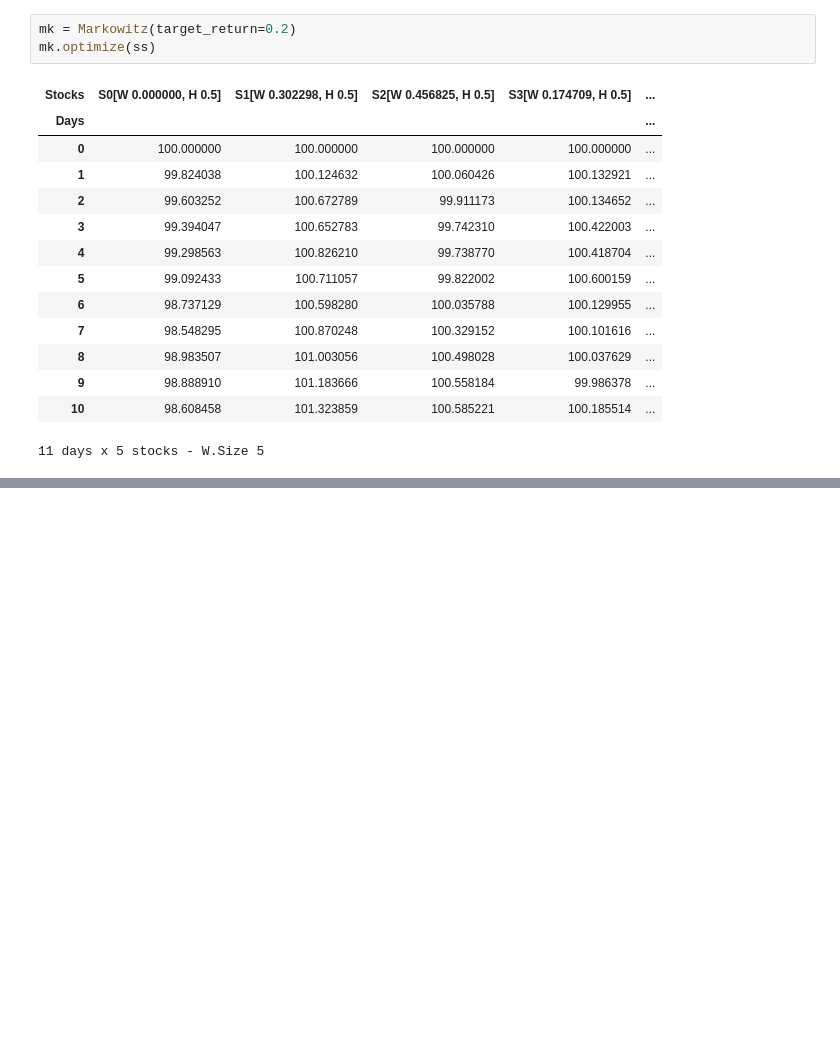
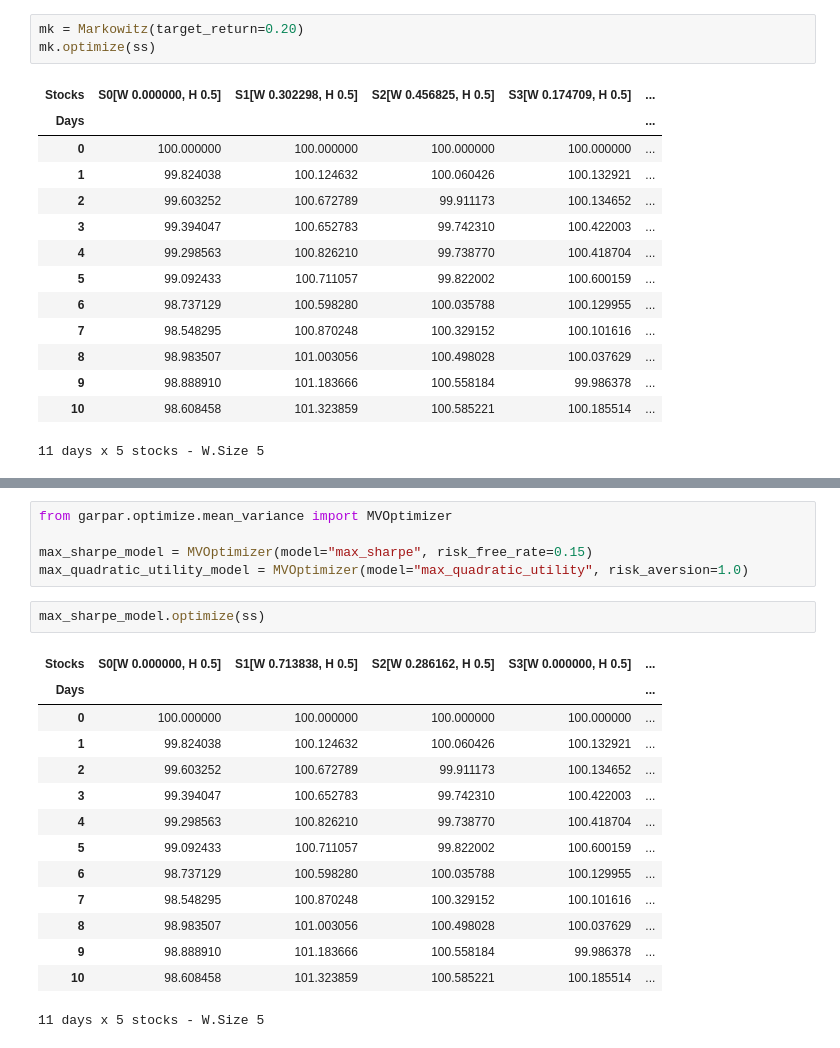
Before and after one commit to quatrope/garpar, a Jupyter notebook: docs/source/tutorials/portfolio_optimization.ipynb, the cells around one changed output, grey strips where cells are left out. Cells and saved outputs as stored; diff of their text form; blank space fills up the shorter version.

Commit message:
Better documentation, added optimization and optimizer creation tutorial

```diff
--- a/docs/source/tutorials/portfolio_optimization.ipynb
+++ b/docs/source/tutorials/portfolio_optimization.ipynb
@@ -67,7 +70,7 @@ mk.optimize(ss)
 # %% [markdown]
 Note how the weights changed, lets see what happens when we try to optimize with a greater target return.
 # %%
-mk = Markowitz(target_return=0.2)
+mk = Markowitz(target_return=0.20)
 mk.optimize(ss)
 # %% [output]
 | Stocks | S0[W 0.000000, H 0.5] | S1[W 0.302298, H 0.5] | S2[W 0.456825, H 0.5] | S3[W 0.174709, H 0.5] | ... |
@@ -88,0 +104,22 @@ The weights changed quite a bit.
+# %%
+from garpar.optimize.mean_variance import MVOptimizer
+
+max_sharpe_model = MVOptimizer(model="max_sharpe", risk_free_rate=0.15)
+max_quadratic_utility_model = MVOptimizer(model="max_quadratic_utility", risk_aversion=1.0)
+# %%
+max_sharpe_model.optimize(ss)
+# %% [output]
+| Stocks | S0[W 0.000000, H 0.5] | S1[W 0.713838, H 0.5] | S2[W 0.286162, H 0.5] | S3[W 0.000000, H 0.5] | ... |
+| Days |  |  |  |  | ... |
+| 0 | 100.000000 | 100.000000 | 100.000000 | 100.000000 | ... |
+| 1 | 99.824038 | 100.124632 | 100.060426 | 100.132921 | ... |
+| 2 | 99.603252 | 100.672789 | 99.911173 | 100.134652 | ... |
+| 3 | 99.394047 | 100.652783 | 99.742310 | 100.422003 | ... |
+| 4 | 99.298563 | 100.826210 | 99.738770 | 100.418704 | ... |
+| 5 | 99.092433 | 100.711057 | 99.822002 | 100.600159 | ... |
+| 6 | 98.737129 | 100.598280 | 100.035788 | 100.129955 | ... |
+| 7 | 98.548295 | 100.870248 | 100.329152 | 100.101616 | ... |
+| 8 | 98.983507 | 101.003056 | 100.498028 | 100.037629 | ... |
+| 9 | 98.888910 | 101.183666 | 100.558184 | 99.986378 | ... |
+| 10 | 98.608458 | 101.323859 | 100.585221 | 100.185514 | ... |
+11 days x 5 stocks - W.Size 5
```
Also changed, not shown: parts of 18 cells of this notebook, 3 other files.
